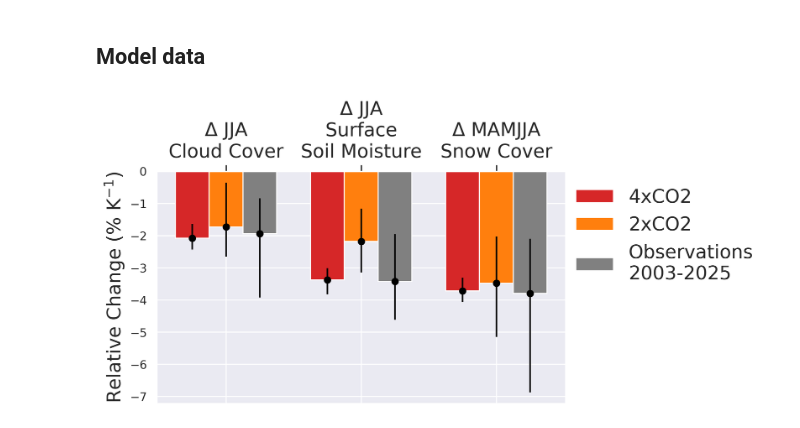
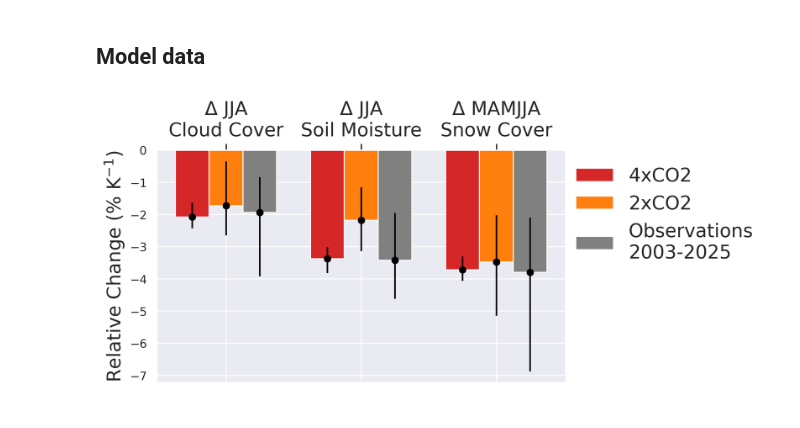
Before and after one commit to astridbg/arctic-cloud-feedbacks, a Jupyter notebook: Fig5.ipynb, the cells around one changed output. Saved outputs shown, nothing was run; the diff lists cells and outputs as text; code cells hidden in the pictures.

```diff
--- a/Fig5.ipynb
+++ b/Fig5.ipynb
@@ -287,7 +287,7 @@ lower_bounds_rel = abs(delta_rel_delta_T.quantile(q=alpha/2, dim='year') - delta
 sns.set_theme()
 fig, ax = plt.subplots(1, 1, figsize=[7, 4], dpi=300)
 
-vars = ['$\Delta$ JJA\nCloud Cover', '$\Delta$ JJA\nSurface\nSoil Moisture', '$\Delta$ '+spring_summer_label+'\nSnow Cover']
+vars = ['$\Delta$ JJA\nCloud Cover', '$\Delta$ JJA\nSoil Moisture', '$\Delta$ '+spring_summer_label+'\nSnow Cover']
 JJA_change = {
     '4xCO2':                    [delta_rel_delta_T_mean['CLDTOT'].sel(co2_conc='4xCO2'),
                                  delta_rel_delta_T_mean['SOILWATER_10CM_corrected'].sel(co2_conc='4xCO2'),
@@ -299,33 +299,33 @@ JJA_change = {
 
     'Observations\n2003-2025':  [CERES_slope_rel,
                                  SM_ERA5_slope_rel,
                                  snow_slope_rel],
                                 }
 
 errors = [[(lower_bounds_rel['CLDTOT'].sel(co2_conc='4xCO2'), lower_bounds_rel['SOILWATER_10CM_corrected'].sel(co2_conc='4xCO2'), lower_bounds_rel['FSNO'].sel(co2_conc='4xCO2')),
            (upper_bounds_rel['CLDTOT'].sel(co2_conc='4xCO2'), upper_bounds_rel['SOILWATER_10CM_corrected'].sel(co2_conc='4xCO2'), upper_bounds_rel['FSNO'].sel(co2_conc='4xCO2'))],
           [(lower_bounds_rel['CLDTOT'].sel(co2_conc='2xCO2'), lower_bounds_rel['SOILWATER_10CM_corrected'].sel(co2_conc='2xCO2'), lower_bounds_rel['FSNO'].sel(co2_conc='2xCO2')),
            (upper_bounds_rel['CLDTOT'].sel(co2_conc='2xCO2'), upper_bounds_rel['SOILWATER_10CM_corrected'].sel(co2_conc='2xCO2'), upper_bounds_rel['FSNO'].sel(co2_conc='2xCO2'))],
           [(CERES_yerr_minus, SM_ERA5_yerr_minus, snow_yerr_minus),
            (CERES_yerr_plus, SM_ERA5_yerr_plus, snow_yerr_plus)]
           ]
 
 x = np.arange(len(vars))  # the label locations
 width = 0.25  # the width of the bars
 multiplier = 0
 colors = ['tab:red', 'tab:orange','grey']
 for exp, measurement in JJA_change.items():
     offset = width * multiplier
     rects = ax.bar(x + offset, measurement, width, label=exp, color=colors[multiplier])
     errorbars = ax.errorbar(x + offset, measurement, yerr=errors[multiplier], fmt="o", color="black")
     multiplier += 1
 
 ax.set_xticks(x + width, vars, fontsize=18)
 ax.xaxis.tick_top()
 ax.set_ylabel('Relative Change (% K$^{-1}$)', fontsize=18)
 ax.legend(loc='upper right', fontsize=18,bbox_to_anchor=[1.5,1],frameon=False)
 
-fig.savefig('/nird/datapeak/NS9600K/astridbg/arctic-cld-feedbacks/arctic-cloud-feedbacks/article_figs/Fig5.png',bbox_inches='tight')
-fig.savefig('/nird/datapeak/NS9600K/astridbg/arctic-cld-feedbacks/arctic-cloud-feedbacks/article_figs/Fig5.pdf',bbox_inches='tight')
+fig.savefig('/nird/datapeak/NS9600K/astridbg/arctic-cld-feedbacks/arctic-cloud-feedbacks/article_figs/png/Fig5.png',bbox_inches='tight')
+fig.savefig('/nird/datapeak/NS9600K/astridbg/arctic-cld-feedbacks/arctic-cloud-feedbacks/article_figs/pdf/Fig5.pdf',bbox_inches='tight')
 # %% [output]
-[figure, old version]
+[figure, new version]
```
Also changed, not shown: 54 other files.
